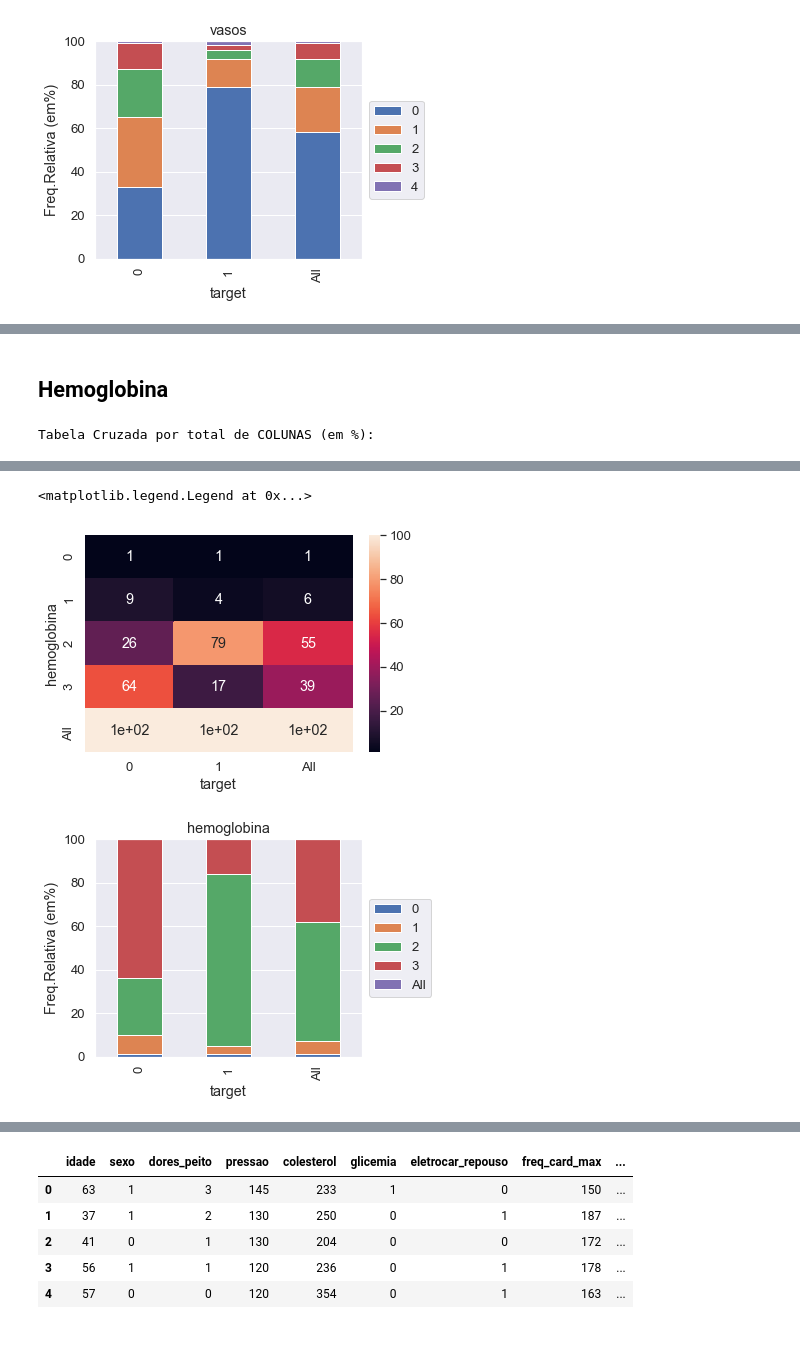
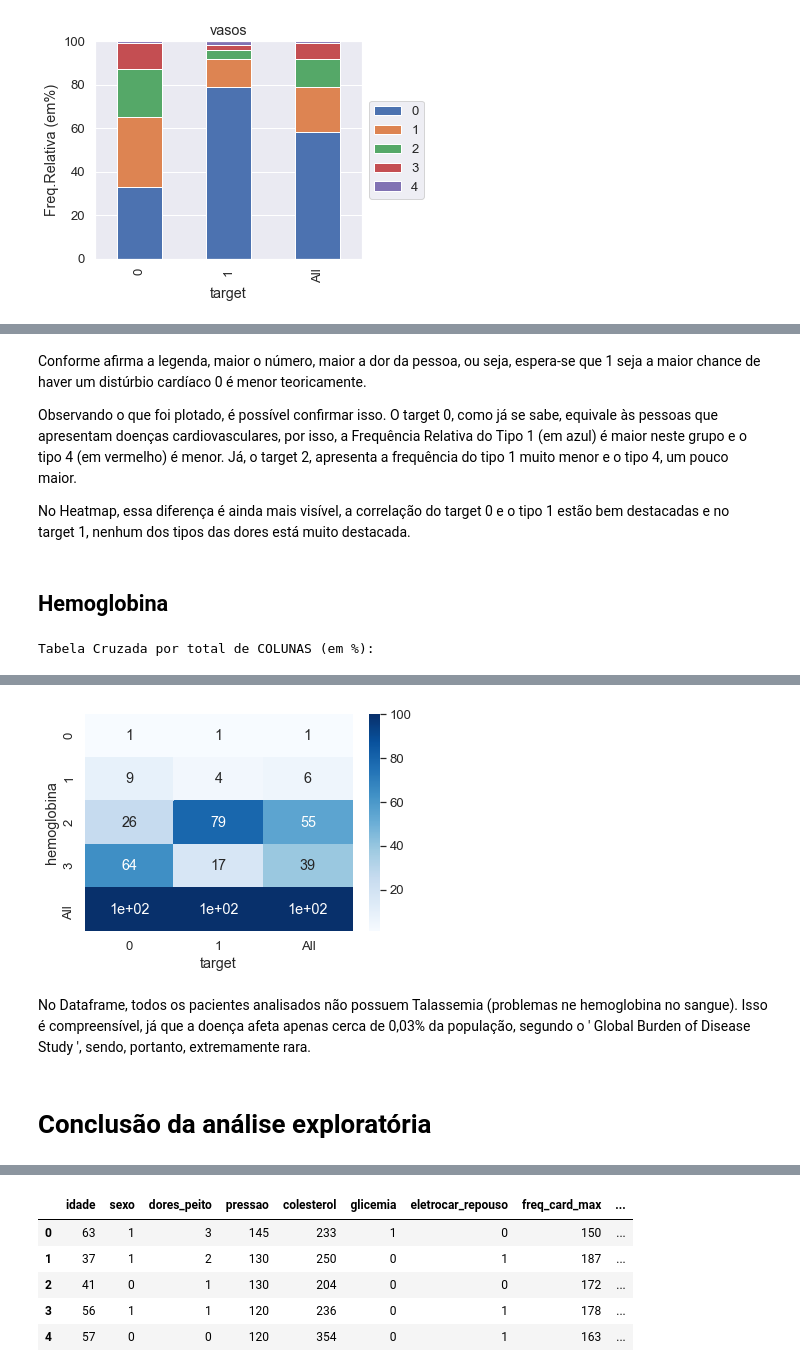
Before and after one commit to gabriellaec/CD-P3, a Jupyter notebook: P3-Entrega3.ipynb, the cells around one changed output, grey strips where cells are left out. Cells and saved outputs as stored; diff of their text form; code cells hidden in the pictures; blank space fills up the shorter version.

```diff
--- a/P3-Entrega3.ipynb
+++ b/P3-Entrega3.ipynb
@@ -546,3 +547,9 @@ Adding an axes using the same arguments as a previous axes currently reuses the
+# %% [markdown]
+Conforme afirma a legenda, maior o número, maior a dor da pessoa, ou seja, espera-se que 1 seja a maior chance de haver um distúrbio cardíaco 0 é menor teoricamente.
+
+Observando o que foi plotado, é possível confirmar isso. O target 0, como já se sabe, equivale às pessoas que apresentam doenças cardiovasculares, por isso, a Frequência Relativa do Tipo 1 (em azul) é maior neste grupo e o tipo 4 (em vermelho) é menor. Já, o target 2, apresenta a frequência do tipo 1 muito menor e o tipo 4, um pouco maior.
+
+No Heatmap, essa diferença é ainda mais visível, a correlação do target 0 e o tipo 1 estão bem destacadas e no target 1, nenhum dos tipos das dores está muito destacada.
 # %% [markdown]
 ## Hemoglobina
 # %%
@@ -550,17 +557,6 @@ Adding an axes using the same arguments as a previous axes currently reuses the
 print('Tabela Cruzada por total de COLUNAS (em %):')
 #Use axis igual a 0
 ct3=pd.crosstab(dados.hemoglobina,dados.diagnostico,margins=True,rownames=['hemoglobina'], colnames=['target']).apply(percConvert, axis=0)
-sns.heatmap(ct3, annot=True)
-
-ct3 = ct3.iloc[0:5,:]
-plot = ct3.T.plot(kind='bar', stacked=True,title='hemoglobina')
-plot.set_ylim([0, 100])
-plt.ylabel('Freq.Relativa (em%)')
-
-#Para legenda ficar fora do gráfico
-ax = plt.subplot(111)
-box = ax.get_position()
-ax.set_position([box.x0, box.y0, box.width * 0.8, box.height])
-ax.legend(loc='center left', bbox_to_anchor=(1, 0.5))
+sns.heatmap(ct3, annot=True, cmap="Blues")
 # %% [output]
 Tabela Cruzada por total de COLUNAS (em %):
@@ -569,3 +564,5 @@ Adding an axes using the same arguments as a previous axes currently reuses the
-<matplotlib.legend.Legend at 0x...>
-[figure, old version]
+[figure, new version]
-[figure, removed]
+# %% [markdown]
+No Dataframe, todos os pacientes analisados não possuem Talassemia (problemas ne hemoglobina no sangue). Isso é compreensível, já que a doença afeta apenas cerca de 0,03% da população, segundo o ' Global Burden of Disease Study ', sendo, portanto, extremamente rara.
+# %% [markdown]
+# Conclusão da análise exploratória
```
Also changed, not shown: parts of 17 cells of this notebook.
